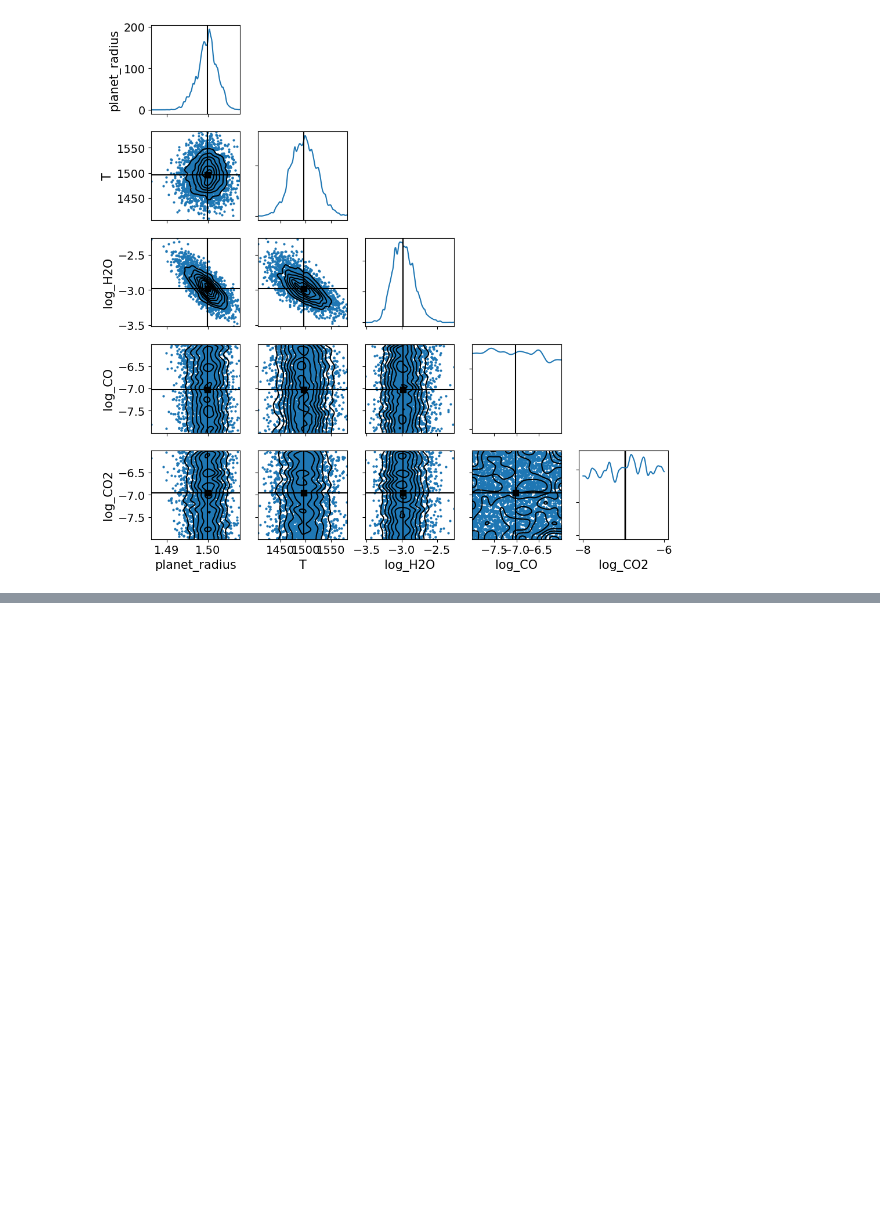
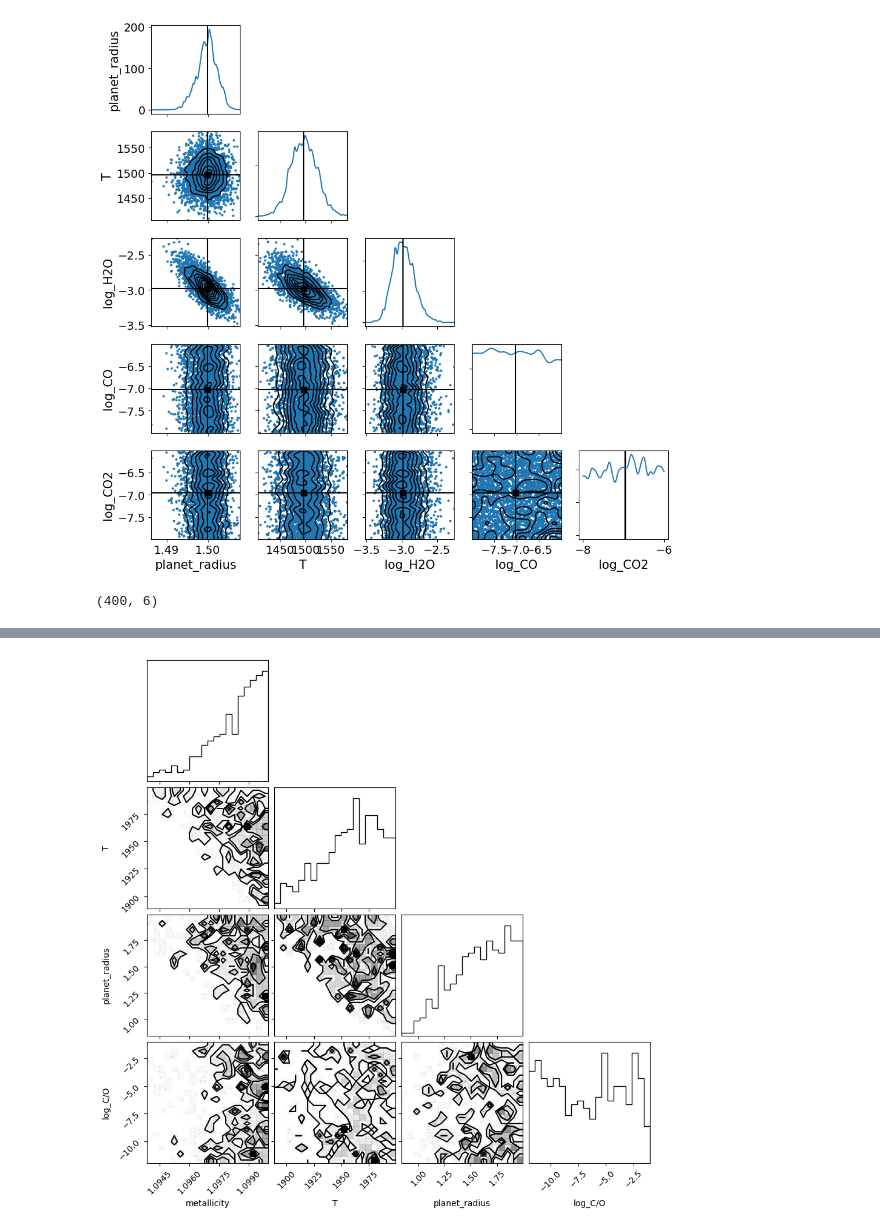
Before and after one commit to lwelzel/compla, a Jupyter notebook: src/text_read_taurex_outfiles.ipynb, the cells around one changed output, grey strips where cells are left out. Cells and saved outputs as stored; diff of their text form; code cells hidden in the pictures; blank space fills up the shorter version.

```diff
--- a/src/text_read_taurex_outfiles.ipynb
+++ b/src/text_read_taurex_outfiles.ipynb
@@ -109,3 +105,15 @@ ax = az.plot_pair(
 )
 # %% [output]
 [figure]
+# %%
+log_dir_multinest = str(WDIR / "data/synthetic_spectra/WASP-121b/WASP-121b_HST_WFC3_G141_GRISM256_Evans+2016,TM0/WASP-121b_HST_WFC3_G141_GRISM256_Evans+2016,TM0_time-2023-04-21-10-03-48")
+# %%
+points_file = Path(log_dir_multinest) / "1-phys_live.points"
+live_points = np.loadtxt(points_file)
+# %%
+print(live_points.shape)
+from corner import corner
+pars = ["metallicity", "T", "planet_radius", "log_C/O", ]
+corner(live_points[:, :4], labels=pars);
+# %% [output]
+(400, 6)
@@ -111,0 +122 @@ ax = az.plot_pair(
+[figure, added]
```
Also changed, not shown: parts of 5 cells of this notebook, 5 other files.
